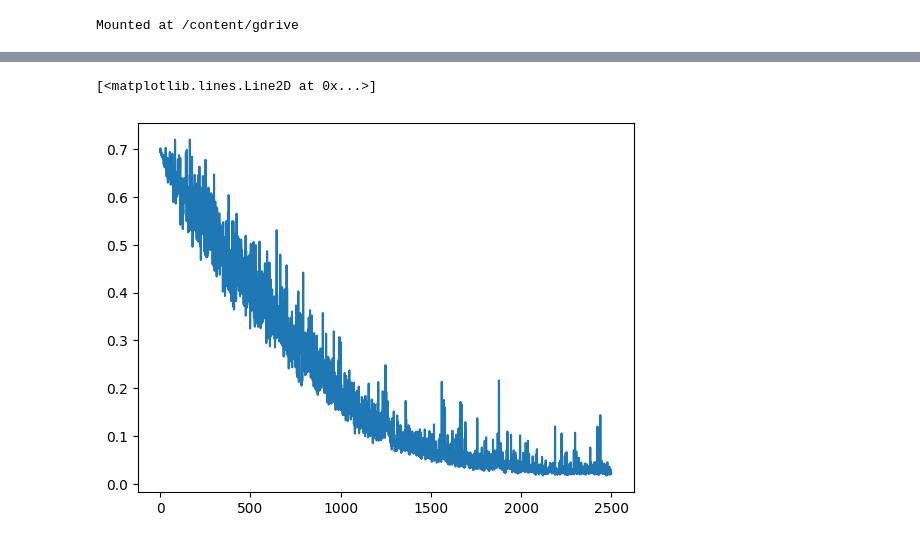
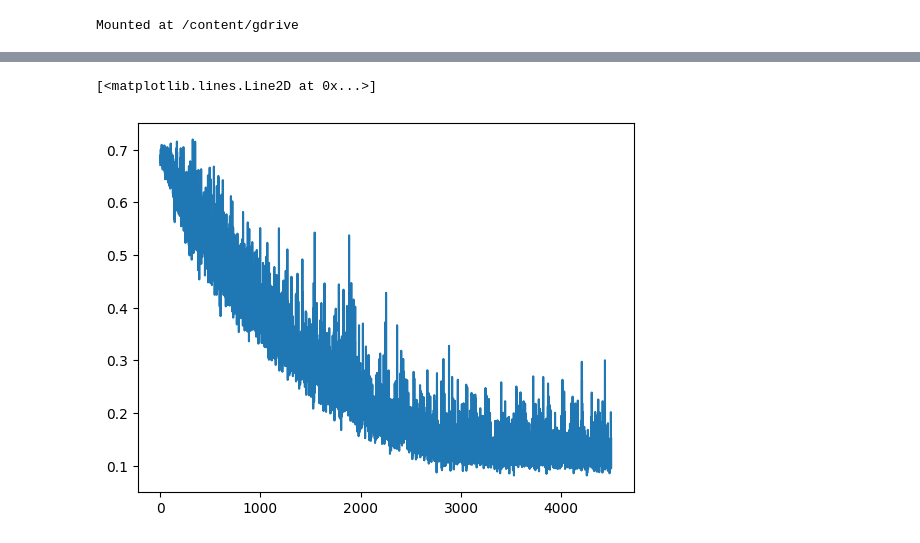
Before and after one commit to Vibhu-Agarwal/coursera-deep-learning-specialization, a Jupyter notebook: C1 - Neural Networks and Deep Learning/Week 4/Assignment 2 Image Classification/Classification.ipynb, the cells around one changed output, grey strips where cells are left out. Saved outputs shown, nothing was run; the diff lists cells and outputs as text; code cells hidden in the pictures.

Commit message:
[C1-W4-A2] Added a layer for reducing RGB values

```diff
--- a/C1 - Neural Networks and Deep Learning/Week 4/Assignment 2 Image Classification/Classification.ipynb
+++ b/C1 - Neural Networks and Deep Learning/Week 4/Assignment 2 Image Classification/Classification.ipynb
@@ -13,7 +13,7 @@ from sklearn.metrics import confusion_matrix, ConfusionMatrixDisplay
 DATA_DIR = '/content/gdrive/My Drive/Colab Notebooks/dl-sp-c1w4/datasets'
 
 def reshape_input(x):
-    return x.view(x.shape[0], x.shape[1], -1)
+    return x
 
 def load_data():
     import h5py
@@ -25,7 +25,6 @@ def load_data():
 
     train_dataset = h5py.File(train_path, "r")
     train_set_x_orig = torch.from_numpy(np.array(train_dataset["train_set_x"][:])).float()
-    print(f"{train_set_x_orig.shape=}")
     train_set_x = reshape_input(train_set_x_orig)
     train_set_y = torch.from_numpy(np.array(train_dataset["train_set_y"][:])).float()
 
@@ -40,5 +39,8 @@ def load_data():
     return train_set_x, train_set_y, test_set_x, test_set_y, classes
 
 train_x_orig, train_y, test_x_orig, test_y, classes = load_data()
-train_x_orig.shape, train_y.shape, test_x_orig.shape, test_y.shape
+print(f"{train_x_orig.shape=}")
+print(f"{train_y.shape=}")
+print(f"{test_x_orig.shape=}")
+print(f"{test_y.shape=}")
 # %% [output]
@@ -74,7 +56,7 @@ class Model:
 
         with torch.no_grad():
             y_pred = self(x)
-            y_pred = (y_pred > 0.7).float()
+            y_pred = (y_pred > 0.4).float()
         return y_pred
 
     @staticmethod
@@ -120,11 +102,12 @@ class Linear:
     return f"[{self.id}]{self.__class__.__name__} [{self.f_in}->{self.f_out}]"
 
   def __call__(self, x):
-    # print(str(self), x.shape)
+    # print(str(self), f"{x.shape=}")
     self.out = x @ self.weight
     if self.bias is not None:
       self.out += self.bias
     self.out = self.out.squeeze()
+    # print(str(self), f"{self.out.shape=}")
     return self.out
 
   def parameters(self):
@@ -270,6 +253,7 @@ class Sequential(Model):
 # %%
 def wave_model(n_hidden=10):
     model = Sequential([
+                Linear(3, 1, bias=False), BatchNorm1d(1), LeakyRelu(),
                 WaveStack(train_x_orig.shape[2], train_x_orig.shape[1], neurons=n_hidden, activationLayer=LeakyRelu),
                 Linear(n_hidden, 1), Sigmoid(),
             ])
@@ -285,6 +269,7 @@ def wave_model(n_hidden=10):
 
     return model, sum(p.nelement() for p in parameters)
 # %%
-model, nparameters = wave_model(n_hidden=15)
+model, nparameters = wave_model(n_hidden=7)
 print(f"{nparameters=}")
+model.layers
 # %% [output]
@@ -317,7 +299,7 @@ def prepare_batch(X, Y, batch_size):
     idx = torch.randperm(X.shape[0])[:batch_size]
     return X[idx], Y[idx]
 
-def train(model, X, Y, lr = 0.01, batch_size=24, num_iterations=2500):
+def train(model, X, Y, lr = 0.01, batch_size=24, num_iterations=4500):
 
     for layer in model.layers:
         layer.training = True
@@ -325,7 +307,7 @@ def train(model, X, Y, lr = 0.01, batch_size=24, num_iterations=2500):
     losses = []
     loss = torch.nn.BCELoss()
 
-    decay_after = 0.8 # decay after decay_after% iterations are done
+    decay_after = 0.6 # decay after decay_after% iterations are done
 
     for i in range(0, num_iterations):
 
@@ -350,6 +332,8 @@ def train(model, X, Y, lr = 0.01, batch_size=24, num_iterations=2500):
 
         losses.append(lossi.item())
 
+        # break
+
     return losses
 
 losses = train(model, train_x_orig, train_y)
@@ -375,5 +359,5 @@ Iteration 2500 | Loss: 0.021776527166366577
 [<matplotlib.lines.Line2D at 0x...>]
-[figure, old version]
+[figure, new version]
 # %%
 prediction_model = model
 
```
Also changed, not shown: parts of 7 cells of this notebook, 1 other file.
